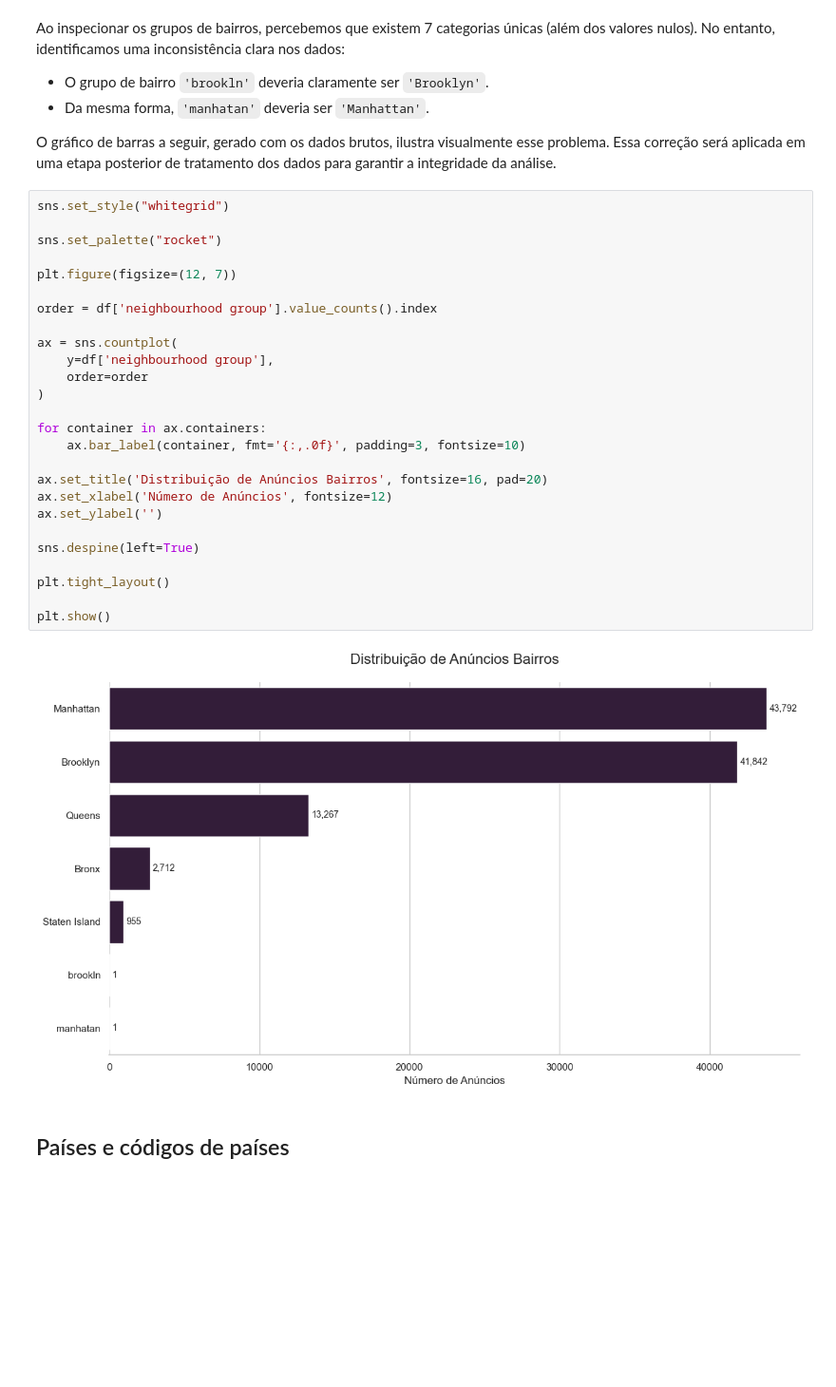
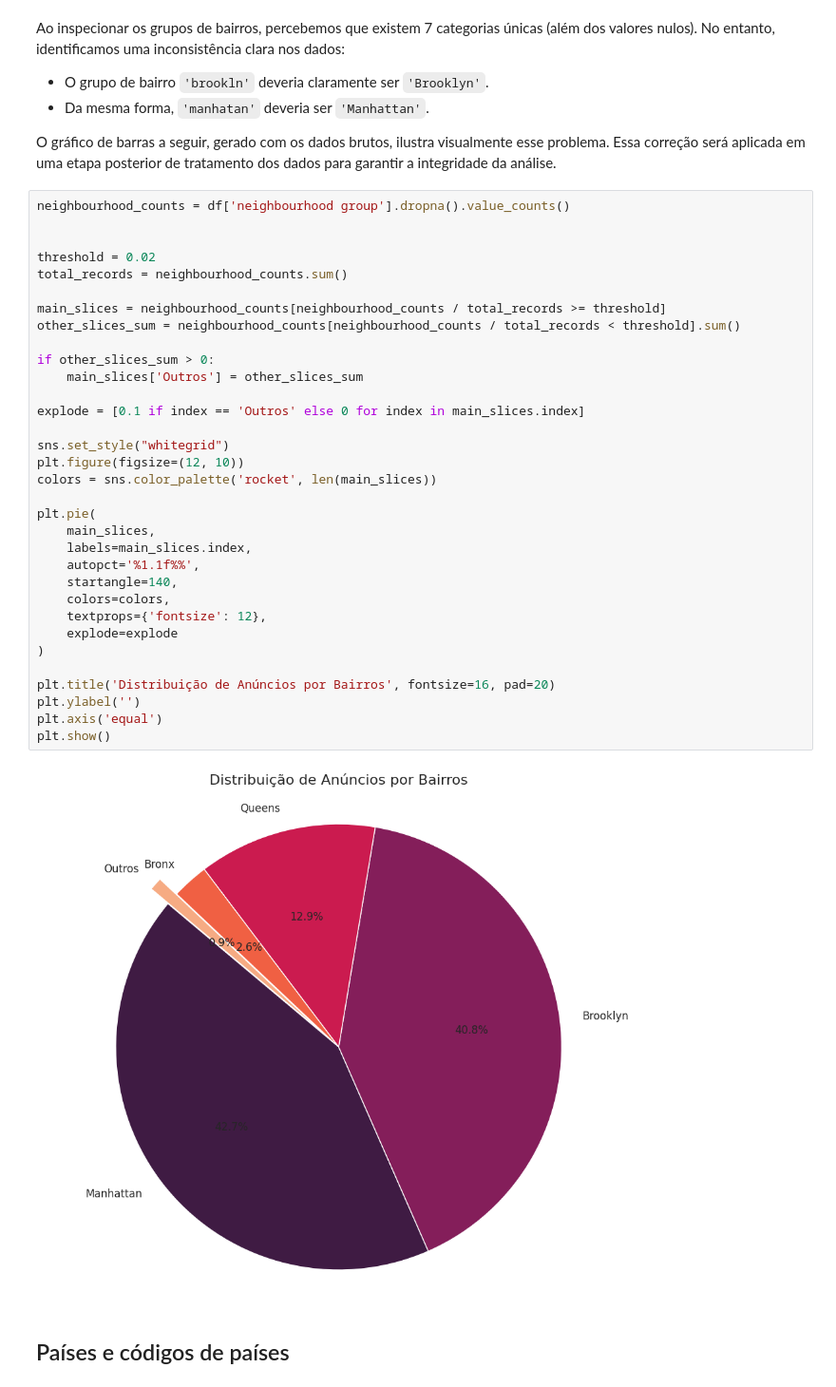
Before and after one commit to lucasqueiroz23/airbnb-data-analysis, a Jupyter notebook: raw/analytics.ipynb, the cells around one changed output. Shown: that part at 95% size. Saved outputs shown, nothing was run; the diff lists cells and outputs as text; blank space fills up the shorter version.

Commit message:
adjust charts

```diff
--- a/raw/analytics.ipynb
+++ b/raw/analytics.ipynb
@@ -256,33 +256,40 @@ Ao inspecionar os grupos de bairros, percebemos que existem 7 categorias únicas
 
 O gráfico de barras a seguir, gerado com os dados brutos, ilustra visualmente esse problema. Essa correção será aplicada em uma etapa posterior de tratamento dos dados para garantir a integridade da análise.
 # %%
+neighbourhood_counts = df['neighbourhood group'].dropna().value_counts()
+
+
+threshold = 0.02
+total_records = neighbourhood_counts.sum()
+
+main_slices = neighbourhood_counts[neighbourhood_counts / total_records >= threshold]
+other_slices_sum = neighbourhood_counts[neighbourhood_counts / total_records < threshold].sum()
+
+if other_slices_sum > 0:
+    main_slices['Outros'] = other_slices_sum
+
+explode = [0.1 if index == 'Outros' else 0 for index in main_slices.index]
+
 sns.set_style("whitegrid")
+plt.figure(figsize=(12, 10))
+colors = sns.color_palette('rocket', len(main_slices))
 
-sns.set_palette("rocket")
-
-plt.figure(figsize=(12, 7))
-
-order = df['neighbourhood group'].value_counts().index
-
-ax = sns.countplot(
-    y=df['neighbourhood group'],
-    order=order
+plt.pie(
+    main_slices,
+    labels=main_slices.index,
+    autopct='%1.1f%%',
+    startangle=140,
+    colors=colors,
+    textprops={'fontsize': 12},
+    explode=explode
 )
 
-for container in ax.containers:
-    ax.bar_label(container, fmt='{:,.0f}', padding=3, fontsize=10)
-
-ax.set_title('Distribuição de Anúncios Bairros', fontsize=16, pad=20)
-ax.set_xlabel('Número de Anúncios', fontsize=12)
-ax.set_ylabel('')
-
-sns.despine(left=True)
-
-plt.tight_layout()
-
+plt.title('Distribuição de Anúncios por Bairros', fontsize=16, pad=20)
+plt.ylabel('')
+plt.axis('equal')
 plt.show()
 # %% [output]
-[figure, old version]
+[figure, new version]
 # %% [markdown]
 ## Países e códigos de países
 # %%
```
Also changed, not shown: parts of 8 cells of this notebook.
